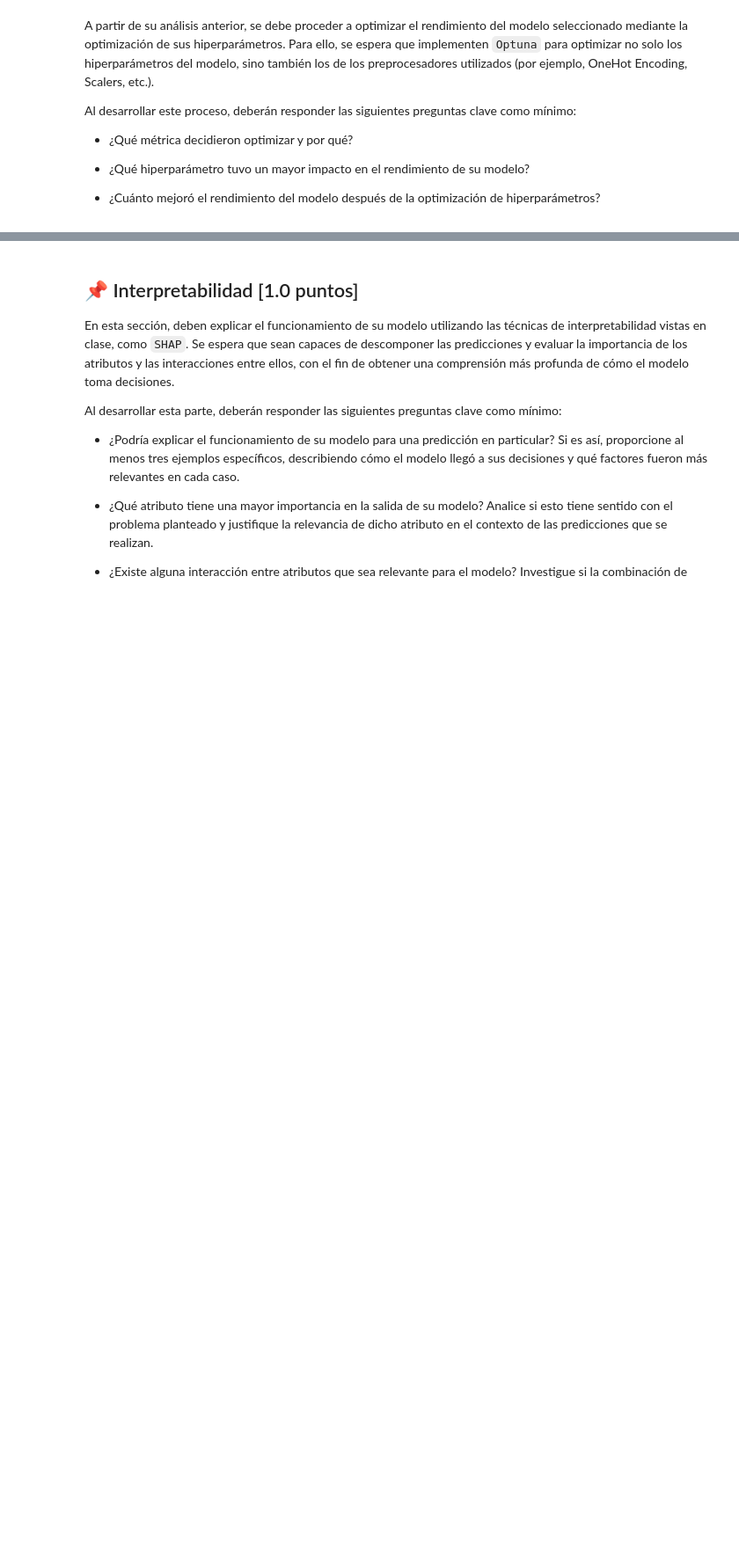
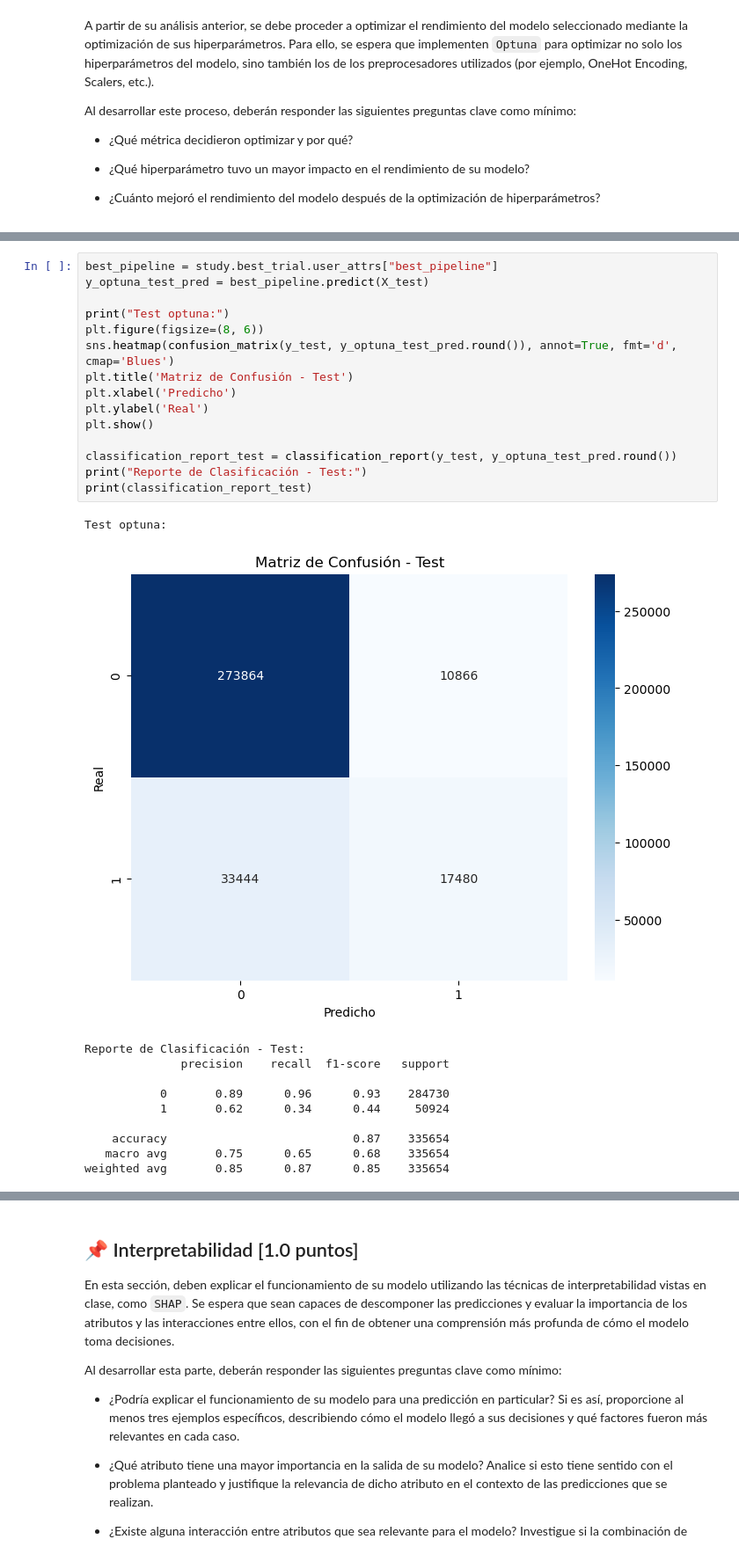
Before and after one commit to estebanaraneda/MDS7202_OVNI, a Jupyter notebook: project/enunciado_entrega1.ipynb, the cells around one changed output, grey strips where cells are left out. Shown at 88% size. Saved outputs shown, nothing was run; the diff lists cells and outputs as text; blank space fills up the shorter version.

```diff
--- a/project/enunciado_entrega1.ipynb
+++ b/project/enunciado_entrega1.ipynb
@@ -869,0 +1056,27 @@ study.optimize(objective, n_trials=100)
+# %%
+best_pipeline = study.best_trial.user_attrs["best_pipeline"]
+y_optuna_test_pred = best_pipeline.predict(X_test)
+
+print("Test optuna:")
+plt.figure(figsize=(8, 6))
+sns.heatmap(confusion_matrix(y_test, y_optuna_test_pred.round()), annot=True, fmt='d', cmap='Blues')
+plt.title('Matriz de Confusión - Test')
+plt.xlabel('Predicho')
+plt.ylabel('Real')
+plt.show()
+
+classification_report_test = classification_report(y_test, y_optuna_test_pred.round())
+print("Reporte de Clasificación - Test:")
+print(classification_report_test)
+# %% [output]
+Test optuna:
+[figure, added]
+Reporte de Clasificación - Test:
+              precision    recall  f1-score   support
+
+           0       0.89      0.96      0.93    284730
+           1       0.62      0.34      0.44     50924
+
+    accuracy                           0.87    335654
+   macro avg       0.75      0.65      0.68    335654
+weighted avg       0.85      0.87      0.85    335654
```
Also changed, not shown: parts of 29 cells of this notebook.
